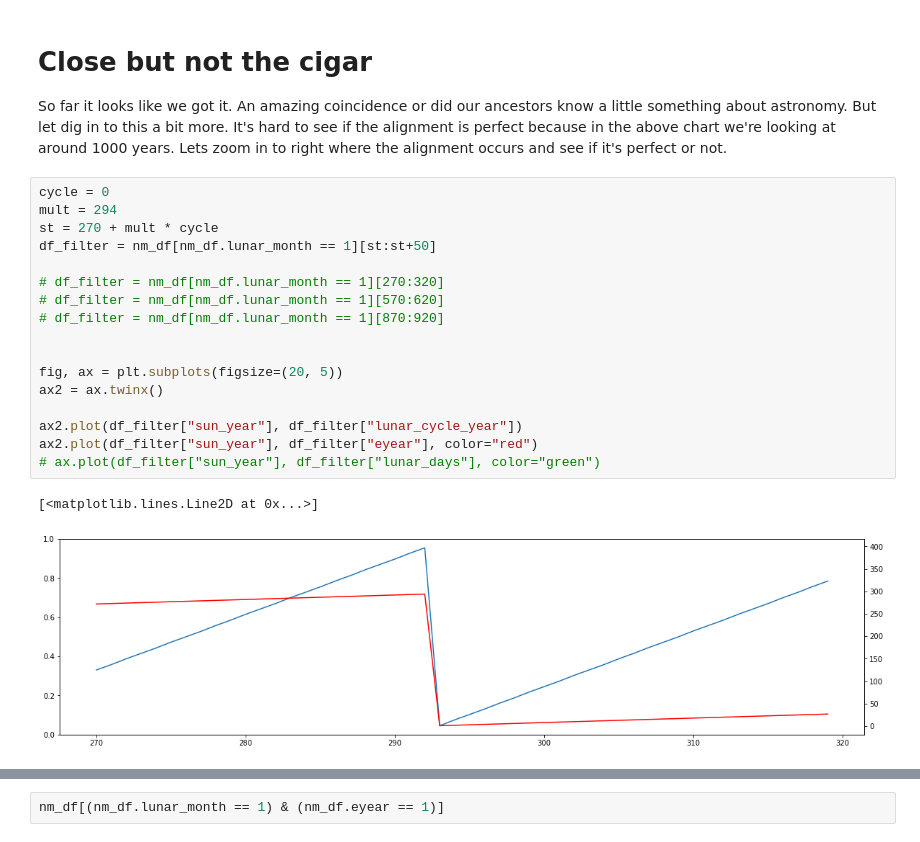
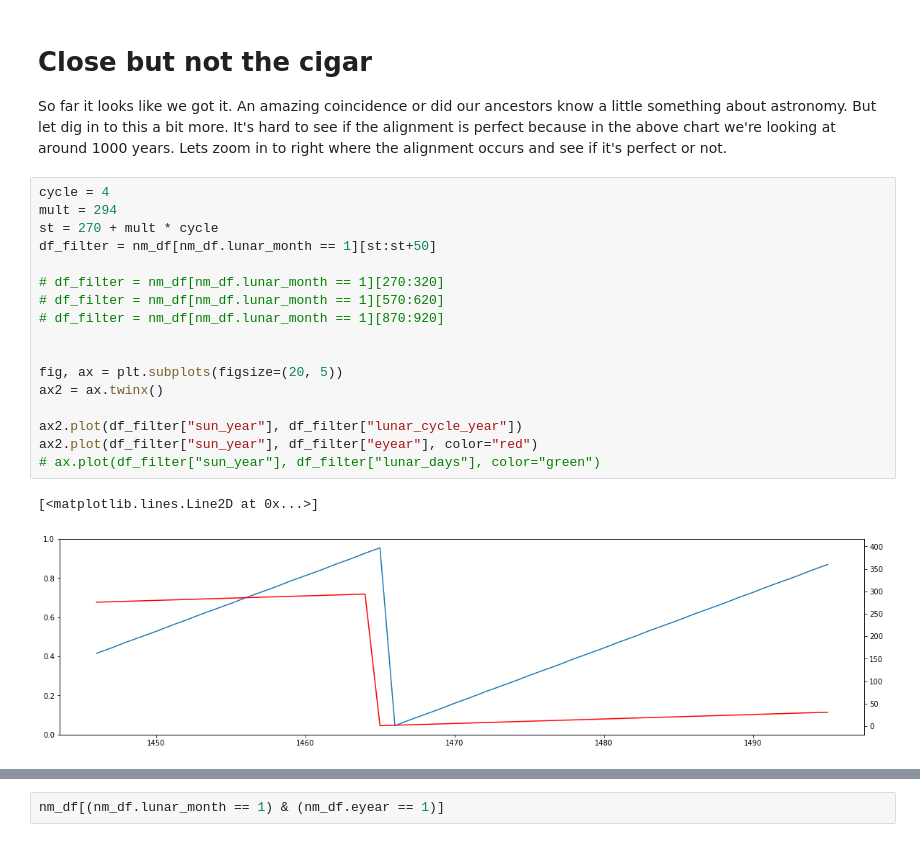
Before and after one commit to meetri/phoenix_notebook, a Jupyter notebook: find_294_year_cycle.ipynb, the cells around one changed output, grey strips where cells are left out. Saved outputs shown, nothing was run; the diff lists cells and outputs as text.

```diff
--- a/find_294_year_cycle.ipynb
+++ b/find_294_year_cycle.ipynb
@@ -232,22 +232,22 @@ nm_df[(nm_df.lunar_month == 1) & (nm_df.eyear == 1)]
 So far it looks like we got it. An amazing coincidence or did our ancestors know a little something about astronomy.
 But let dig in to this a bit more. It's hard to see if the alignment is perfect because in the above chart we're looking at around 1000 years. Lets zoom in to right where the alignment occurs and see if it's perfect or not.
 # %%
-cycle = 0
+cycle = 4
 mult = 294
 st = 270 + mult * cycle
 df_filter = nm_df[nm_df.lunar_month == 1][st:st+50]
 
 # df_filter = nm_df[nm_df.lunar_month == 1][270:320]
 # df_filter = nm_df[nm_df.lunar_month == 1][570:620]
 # df_filter = nm_df[nm_df.lunar_month == 1][870:920]
 
 
 fig, ax = plt.subplots(figsize=(20, 5))
 ax2 = ax.twinx()
 
 ax2.plot(df_filter["sun_year"], df_filter["lunar_cycle_year"])
 ax2.plot(df_filter["sun_year"], df_filter["eyear"], color="red")
 # ax.plot(df_filter["sun_year"], df_filter["lunar_days"], color="green")
 # %% [output]
 [<matplotlib.lines.Line2D at 0x...>]
-[figure, old version]
+[figure, new version]
```
Also changed, not shown: parts of 4 cells of this notebook.
